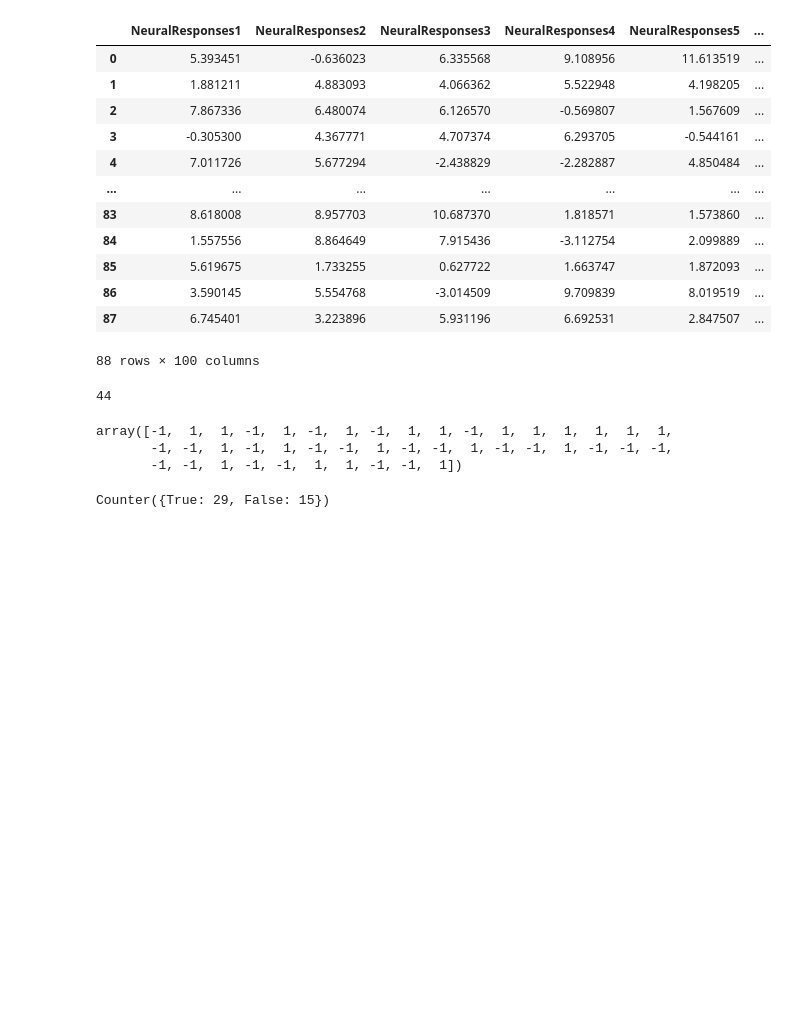
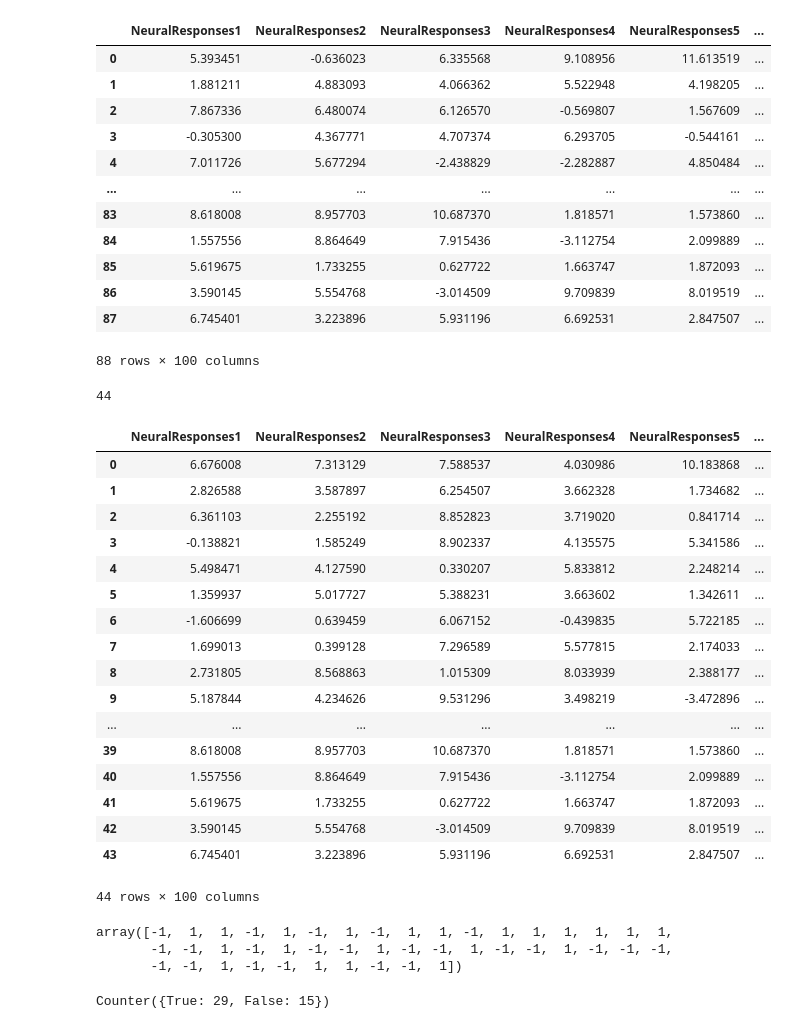
Before and after one commit to lucvergnes/CognitiveMod, a Jupyter notebook: Lab2_S2.ipynb, the cells around one changed output. Drawn from its saved outputs; the diff is of its cells as text; code cells hidden in the pictures; blank space fills up the shorter version.

```diff
--- a/Lab2_S2.ipynb
+++ b/Lab2_S2.ipynb
@@ -47,6 +47,27 @@ Test_y = Test_y_ani + Test_y_inani
 len(Train_X)
 # %% [output]
 44
+# %%
+Test_X
+# %% [output]
+|  | NeuralResponses1 | NeuralResponses2 | NeuralResponses3 | NeuralResponses4 | NeuralResponses5 | ... |
+| 0 | 6.676008 | 7.313129 | 7.588537 | 4.030986 | 10.183868 | ... |
+| 1 | 2.826588 | 3.587897 | 6.254507 | 3.662328 | 1.734682 | ... |
+| 2 | 6.361103 | 2.255192 | 8.852823 | 3.719020 | 0.841714 | ... |
+| 3 | -0.138821 | 1.585249 | 8.902337 | 4.135575 | 5.341586 | ... |
+| 4 | 5.498471 | 4.127590 | 0.330207 | 5.833812 | 2.248214 | ... |
+| 5 | 1.359937 | 5.017727 | 5.388231 | 3.663602 | 1.342611 | ... |
+| 6 | -1.606699 | 0.639459 | 6.067152 | -0.439835 | 5.722185 | ... |
+| 7 | 1.699013 | 0.399128 | 7.296589 | 5.577815 | 2.174033 | ... |
+| 8 | 2.731805 | 8.568863 | 1.015309 | 8.033939 | 2.388177 | ... |
+| 9 | 5.187844 | 4.234626 | 9.531296 | 3.498219 | -3.472896 | ... |
+| ... | ... | ... | ... | ... | ... | ... |
+| 39 | 8.618008 | 8.957703 | 10.687370 | 1.818571 | 1.573860 | ... |
+| 40 | 1.557556 | 8.864649 | 7.915436 | -3.112754 | 2.099889 | ... |
+| 41 | 5.619675 | 1.733255 | 0.627722 | 1.663747 | 1.872093 | ... |
+| 42 | 3.590145 | 5.554768 | -3.014509 | 9.709839 | 8.019519 | ... |
+| 43 | 6.745401 | 3.223896 | 5.931196 | 6.692531 | 2.847507 | ... |
+44 rows × 100 columns
 # %%
 
 
```
Also changed, not shown: parts of 4 cells of this notebook, 1 other file.
